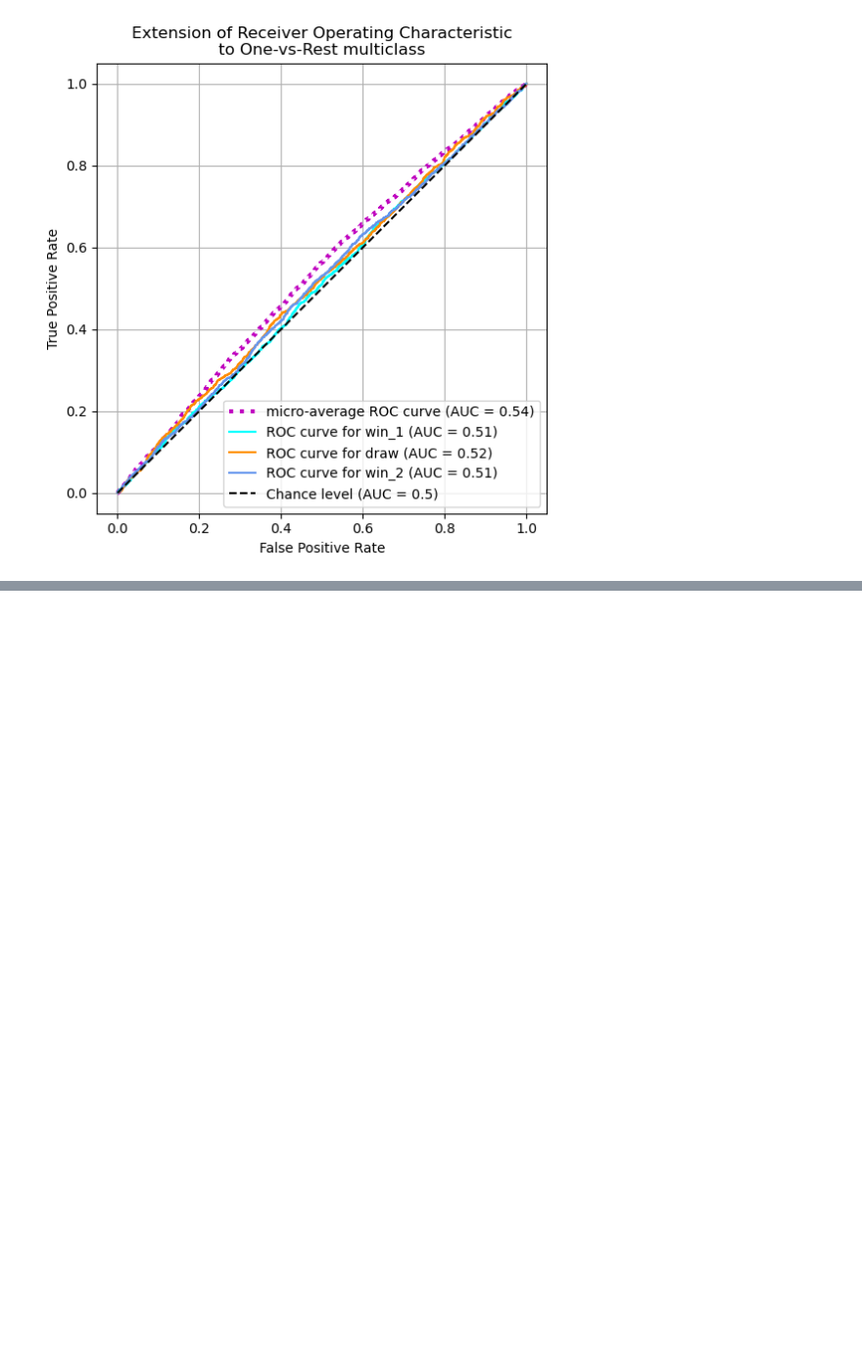
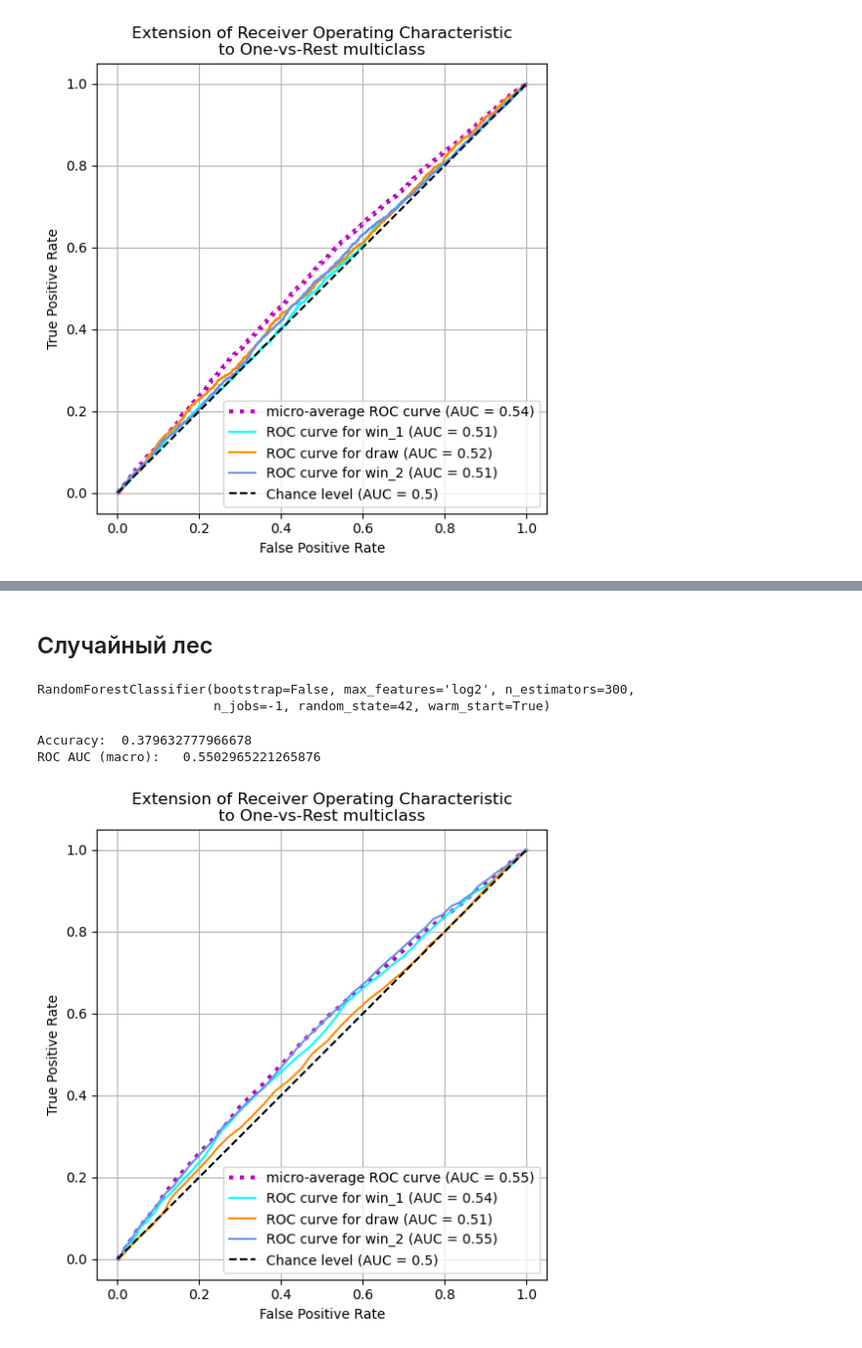
Before and after one commit to helloginov/football_predictor, a Jupyter notebook: main.ipynb, the cells around one changed output, grey strips where cells are left out. Shown at 98% size. Drawn from its saved outputs; the diff is of its cells as text; code cells hidden in the pictures; blank space fills up the shorter version.

```diff
--- a/main.ipynb
+++ b/main.ipynb
@@ -118,27 +119,35 @@ y_onehot_test.shape  # (n_samples, n_classes)
 # %% [markdown]
 ## Вспомогательные функции
 # %%
-def find_best_model(model, X_train, y_train, groups_train, params_grid, scoring):
+def find_best_model(model, X_train, y_train, groups_train, params_grid, scoring, n_iter=0):
     """
     Функция подбора гиперпараметров
     """
 
-    grid_search = GridSearchCV(
-    model, params_grid,
-    scoring=scoring,
-    cv=StratifiedGroupKFold(n_splits=5),
-    n_jobs=-1
-    )
+    if n_iter:
+        search = RandomizedSearchCV(
+            model, params_grid, n_iter=n_iter,
+            scoring=scoring,
+            cv=StratifiedGroupKFold(n_splits=5),
+            n_jobs=-1
+        )
+    else:
+        search = GridSearchCV(
+        model, params_grid,
+        scoring=scoring,
+        cv=StratifiedGroupKFold(n_splits=5),
+        n_jobs=-1
+        )
 
-    grid_search.fit(X_train, y_train, groups=groups_train)
+    search.fit(X_train, y_train, groups=groups_train)
 
     # Print the best hyperparameters
-    print("Best hyperparameters:", grid_search.best_params_)
+    print("Best hyperparameters:", search.best_params_)
 
     # Print the best score
-    print("Best cross-val score:", grid_search.best_score_)
+    print("Best cross-val score:", search.best_score_)
 
-    return grid_search.best_estimator_
+    return search.best_estimator_
 
 
 def display_roc_curves(probas, auc, target_names):
@@ -191,7 +200,6 @@ def test(estimator, name, X_test, y_test, groups_test):
 
     y_pred = estimator.predict(X_test)
     probas = estimator.predict_proba(X_test)
-    confidence_scores = estimator.decision_function(X_test) #https://scikit-learn.org/stable/modules/generated/sklearn.linear_model.LogisticRegression.html#sklearn.linear_model.LogisticRegression.decision_function
 
     accuracy = accuracy_score(y_test, y_pred)
     roc_auc  = roc_auc_score(y_test, probas, average='micro', multi_class='ovr')
@@ -202,9 +210,6 @@ def test(estimator, name, X_test, y_test, groups_test):
     table = pd.DataFrame({
         'result_finish_match': y_test,
         'result_finish_match_prediction': y_pred,
-        'confidence_scores_1': confidence_scores[:, 0],
-        'confidence_scores_2': confidence_scores[:, 1],
-        'confidence_scores_3': confidence_scores[:, 2],
         'proba_win_1': probas[:, 0],
         'proba_draw': probas[:, 1],
         'proba_win_2': probas[:, 2]
@@ -239,0 +269,19 @@ ROC AUC (macro):   0.5388790090411205
+# %% [markdown]
+## Случайный лес
+# %%
+forest = RandomForestClassifier(
+    n_estimators=300, bootstrap=False,
+    n_jobs=-1, max_features='log2',
+    warm_start=True, random_state=42
+)
+
+forest.fit(X_train, y_train)
+# %% [output]
+RandomForestClassifier(bootstrap=False, max_features='log2', n_estimators=300,
+                       n_jobs=-1, random_state=42, warm_start=True)
+# %%
+forest_results = test(forest, 'forest_1', X_test, y_test, groups_test)
+# %% [output]
+Accuracy:  0.379632777966678
+ROC AUC (macro):   0.5502965221265876
+[figure, added]
```
Also changed, not shown: parts of 16 cells of this notebook.
